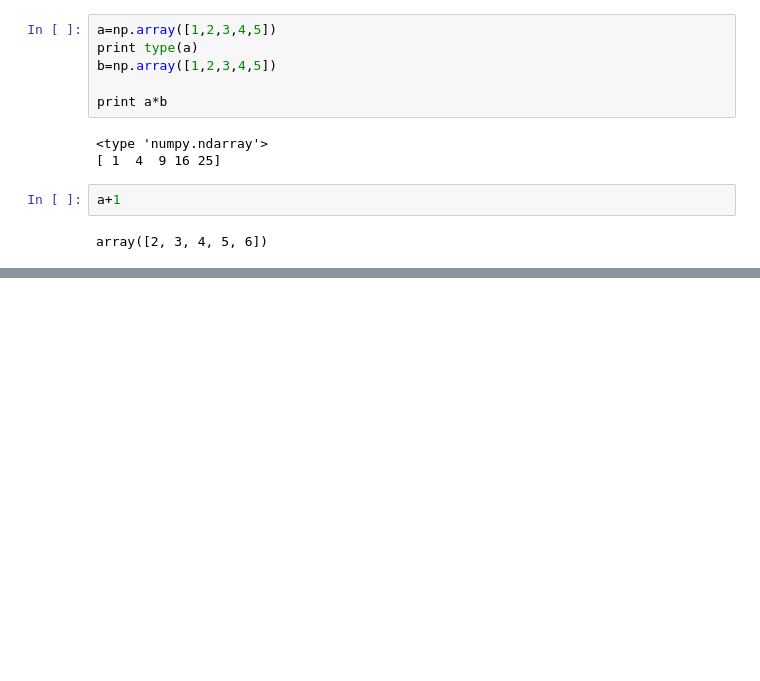
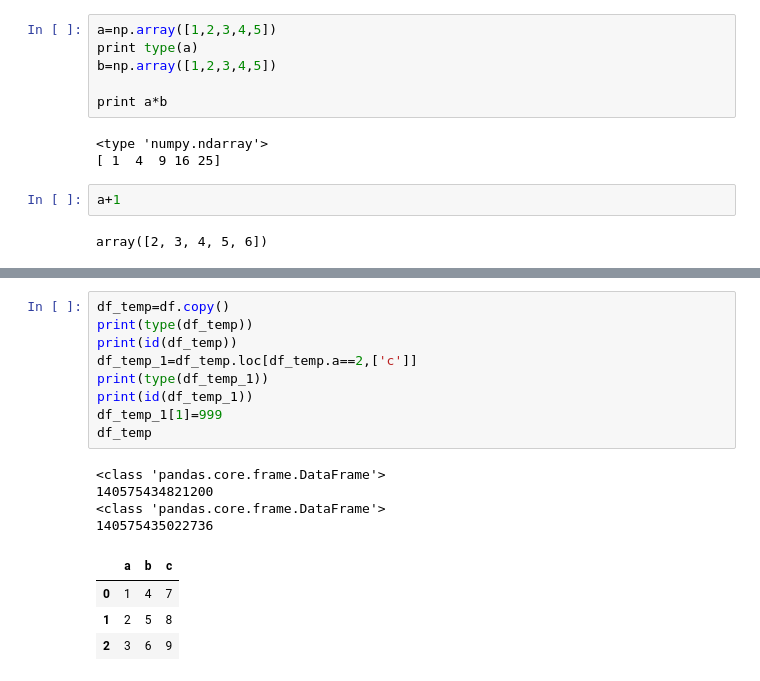
Before and after one commit to rustycodemonkey/2015lab1, a Jupyter notebook: Lab1-pythonpandas_pk.ipynb, the cells around one changed output, grey strips where cells are left out. Saved outputs shown, nothing was run; the diff lists cells and outputs as text; blank space fills up the shorter version.

```diff
--- a/Lab1-pythonpandas_pk.ipynb
+++ b/Lab1-pythonpandas_pk.ipynb
@@ -683,0 +831,18 @@ array([2, 3, 4, 5, 6])
+# %%
+df_temp=df.copy()
+print(type(df_temp))
+print(id(df_temp))
+df_temp_1=df_temp.loc[df_temp.a==2,['c']]
+print(type(df_temp_1))
+print(id(df_temp_1))
+df_temp_1[1]=999
+df_temp
+# %% [output]
+<class 'pandas.core.frame.DataFrame'>
+140575434821200
+<class 'pandas.core.frame.DataFrame'>
+140575435022736
+|  | a | b | c |
+| 0 | 1 | 4 | 7 |
+| 1 | 2 | 5 | 8 |
+| 2 | 3 | 6 | 9 |
```
Also changed, not shown: parts of 17 cells of this notebook, 1 other file.
